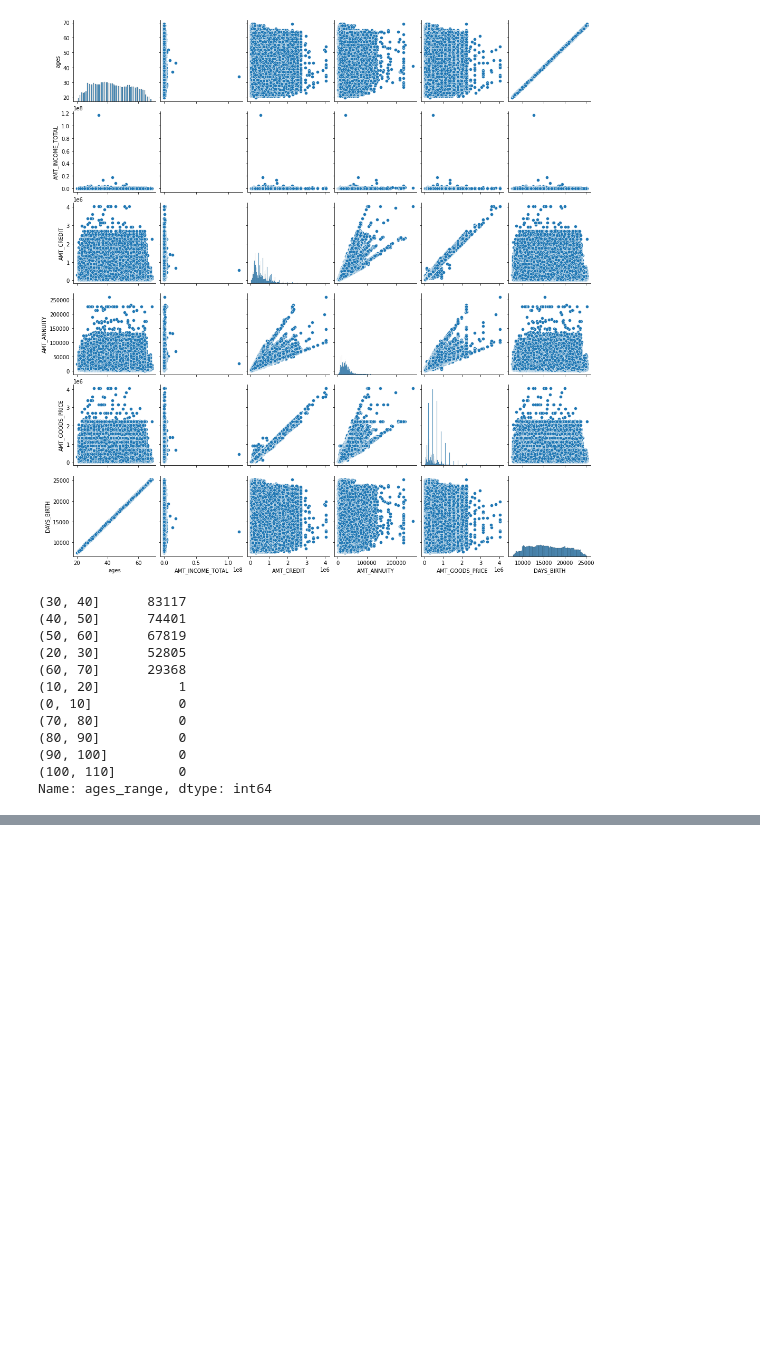
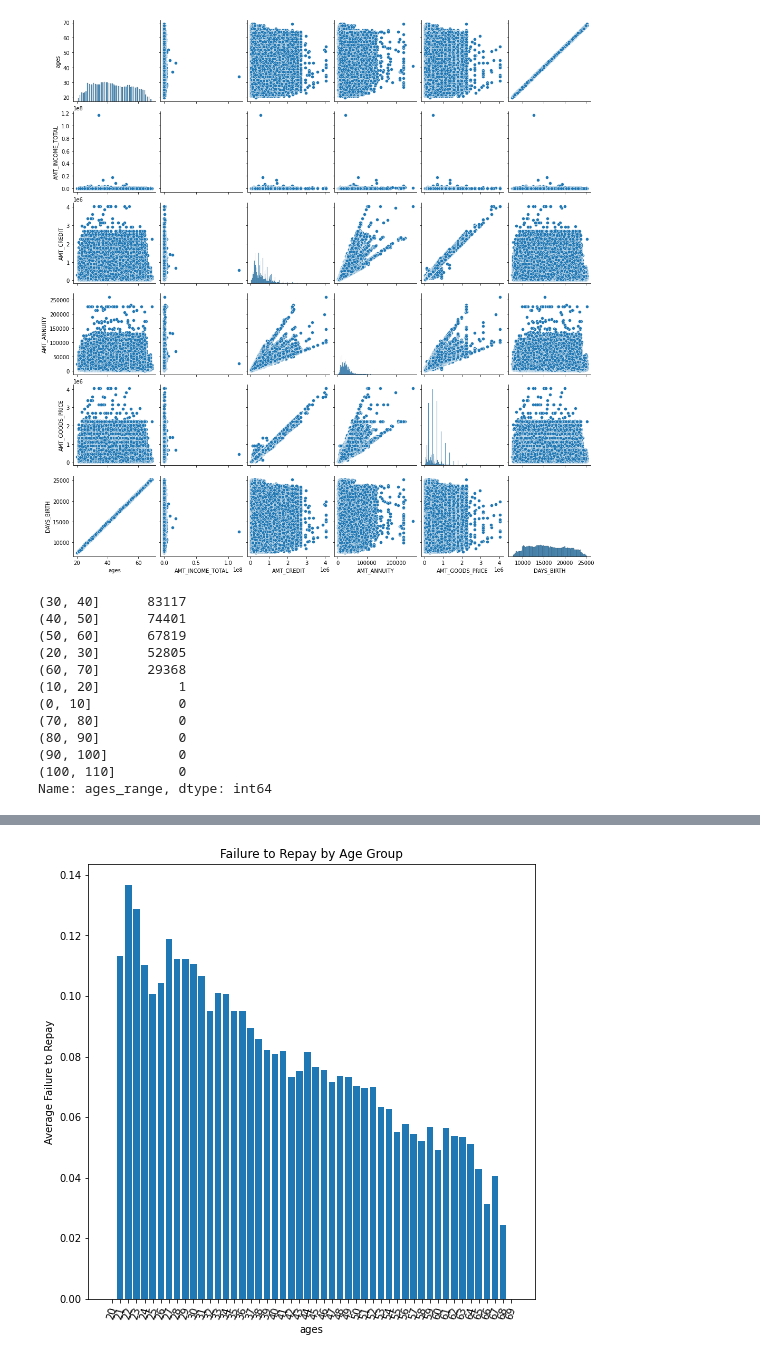
Before and after one commit to j3004111/AI_100_Days, a Jupyter notebook: Day_018_HW.ipynb, the cells around one changed output, grey strips where cells are left out. Cells and saved outputs as stored; diff of their text form; code cells hidden in the pictures; blank space fills up the shorter version.

```diff
--- a/Day_018_HW.ipynb
+++ b/Day_018_HW.ipynb
@@ -116,6 +116,6 @@ app_train["ages_range"].value_counts()
 (100, 110]        0
 Name: ages_range, dtype: int64
 # %%
-app_train_group = app_train.groupby("ages")
-list(app_train_group)
+app_train_group = app_train.groupby('ages').mean()
+app_train_group
 # %% [output]
@@ -138,0 +141,8 @@ list(app_train_group)
+# %%
+plt.figure(figsize = (8, 8))
+plt.bar(range(len(app_train_group.index)), app_train_group['TARGET'])
+
+plt.xticks(range(len(app_train_group.index)), app_train_group.index, rotation = 75); plt.xlabel('ages'); plt.ylabel('Average Failure to Repay')
+plt.title('Failure to Repay by Age Group');
+# %% [output]
+[figure, added]
```
Also changed, not shown: parts of 1 cell of this notebook.
